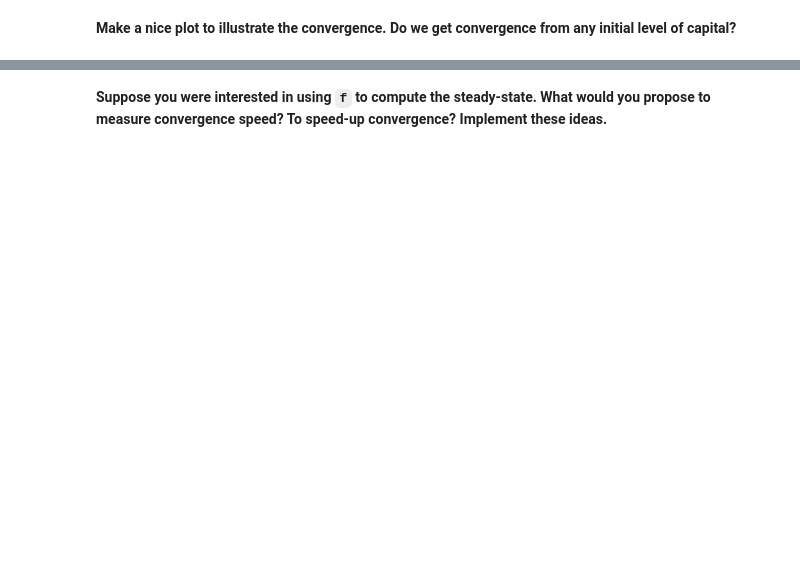
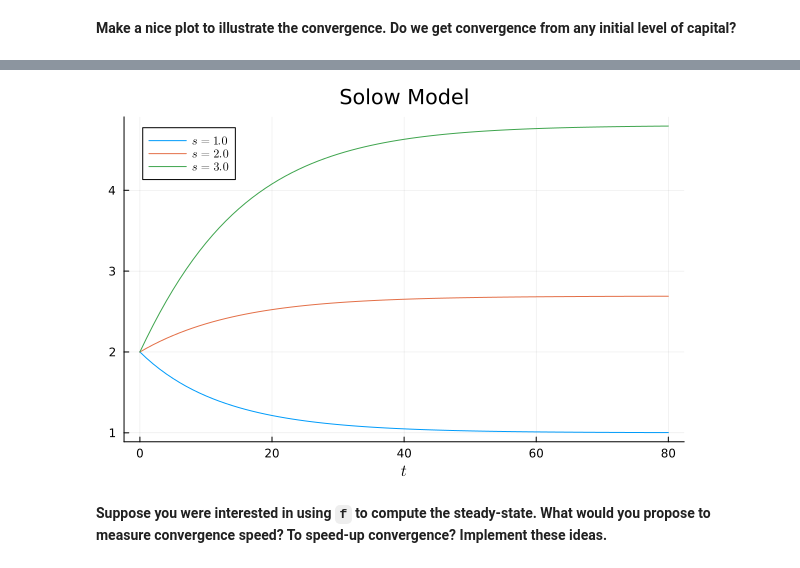
Before and after one commit to albop/mie37, a Jupyter notebook: tutorials/2_solow.ipynb, the cells around one changed output, grey strips where cells are left out. Saved outputs shown, nothing was run; the diff lists cells and outputs as text; code cells hidden in the pictures; blank space fills up the shorter version.

```diff
--- a/tutorials/2_solow.ipynb
+++ b/tutorials/2_solow.ipynb
@@ -45,2 +182,13 @@ __Make a nice plot to illustrate the convergence. Do we get convergence from any
+# %%
+# what about other value of svaing rates ?
+res_1 = simulate(2.0, T, merge(model, (;s=0.1)))
+res_2 = simulate(2.0, T, merge(model, (;s=0.2)))
+res_3 = simulate(2.0, T, merge(model, (;s=0.3)));
+pl = plot(tvec, res_1; title="Solow Model", label="\$s=1.0\$", xlabel="\$t\$");
+plot!(pl, tvec, res_2; label="\$s=2.0\$");
+plot!(pl, tvec, res_3; label="\$s=3.0\$");
+pl
+# %% [output]
+[figure, added]
 # %% [markdown]
 __Suppose you were interested in using `f` to compute the steady-state. What would you propose to measure convergence speed? To speed-up convergence? Implement these ideas.__
```
Also changed, not shown: parts of 16 cells of this notebook, 38 other files.
